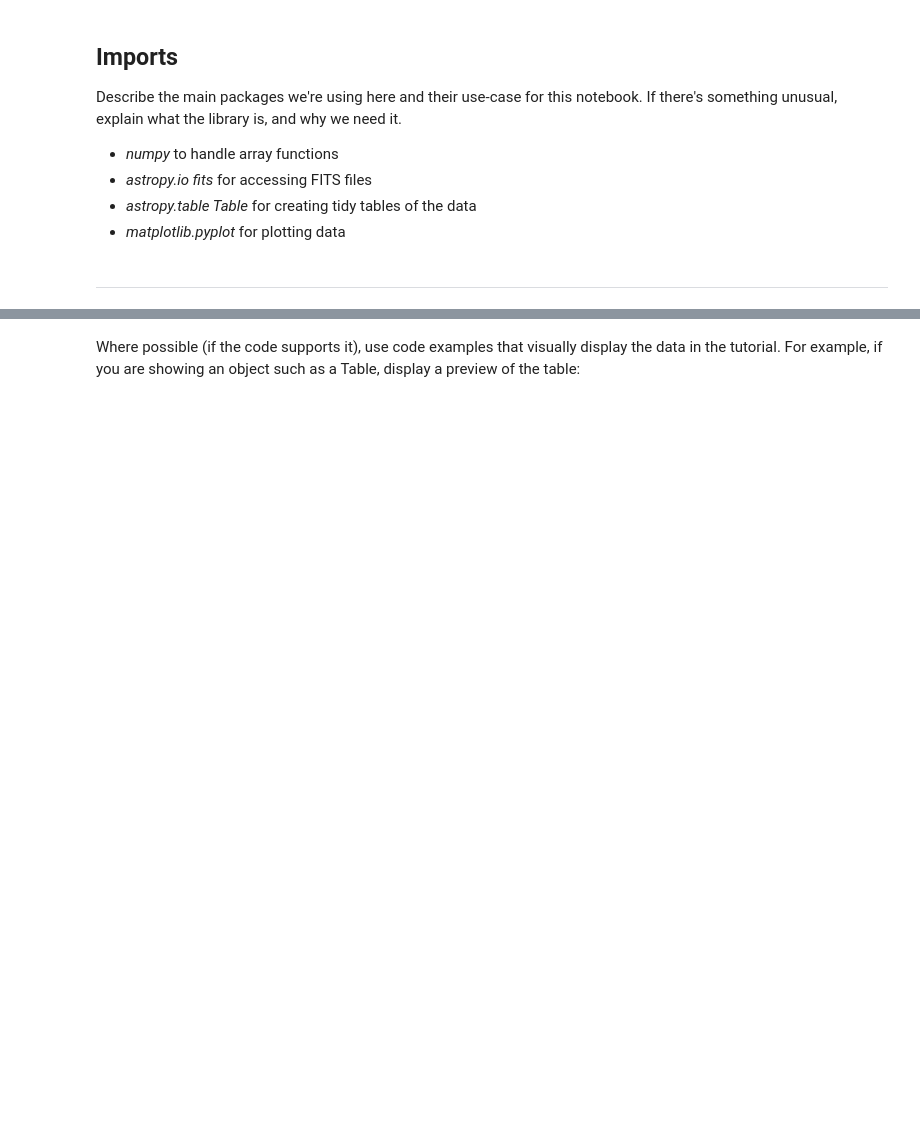
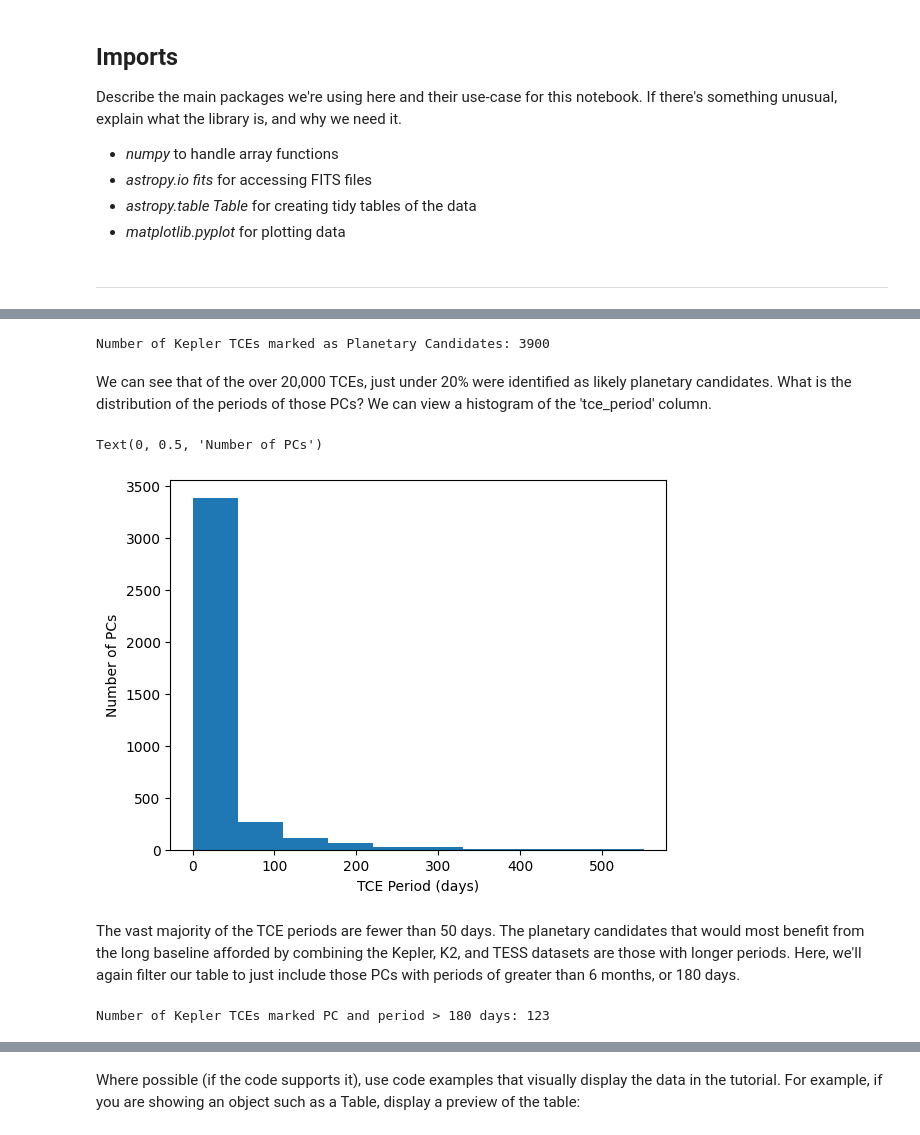
Before and after one commit to spacetelescope/project-tikebook, a Jupyter notebook: kepler_counterparts/kepler_counterparts.ipynb, the cells around one changed output, grey strips where cells are left out. Saved outputs shown, nothing was run; the diff lists cells and outputs as text; code cells hidden in the pictures; blank space fills up the shorter version.

```diff
--- a/kepler_counterparts/kepler_counterparts.ipynb
+++ b/kepler_counterparts/kepler_counterparts.ipynb
@@ -242,0 +99,24 @@ Length = 31 rows
+# %%
+# Only include those that autovetter indicates as "PC" for Planetary Candidate
+tab=tab[tab['av_pred_class']=='PC']
+print('Number of Kepler TCEs marked as Planetary Candidates:',len(tab))
+# %% [output]
+Number of Kepler TCEs marked as Planetary Candidates: 3900
+# %% [markdown]
+We can see that of the over 20,000 TCEs, just under 20% were identified as likely planetary candidates.
+What is the distribution of the periods of those PCs? We can view a histogram of the 'tce_period' column.
+# %%
+plt.hist(tab['tce_period'])
+plt.xlabel('TCE Period (days)')
+plt.ylabel('Number of PCs')
+# %% [output]
+Text(0, 0.5, 'Number of PCs')
+[figure, added]
+# %% [markdown]
+The vast majority of the TCE periods are fewer than 50 days. The planetary candidates that would most benefit from the long baseline afforded by combining the Kepler, K2, and TESS datasets are those with longer periods. Here, we'll again filter our table to just include those PCs with periods of greater than 6 months, or 180 days.
+# %%
+# Only include those table rows with TCE period greater than 180 days
+tab=tab[tab['tce_period']>180]
+print('Number of Kepler TCEs marked PC and period > 180 days:',len(tab))
+# %% [output]
+Number of Kepler TCEs marked PC and period > 180 days: 123
```
Also changed, not shown: parts of 51 cells of this notebook.
